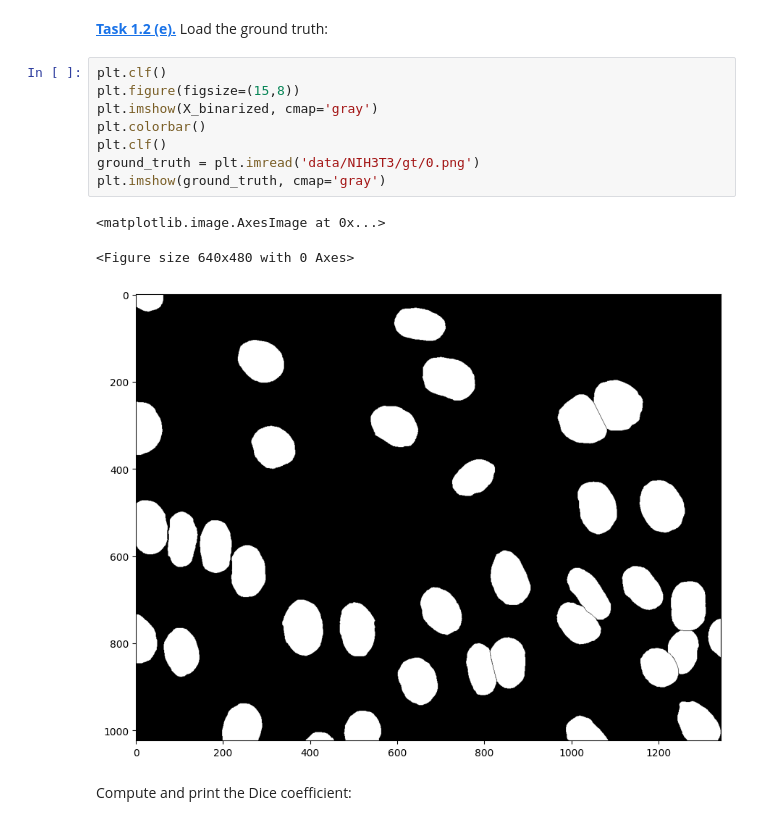
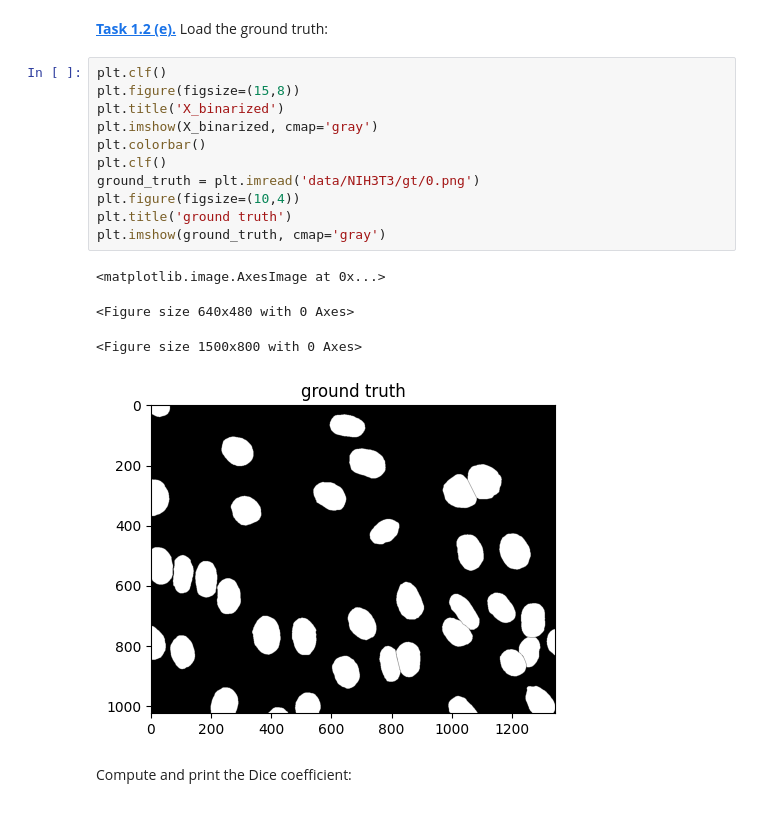
Before and after one commit to sarah-mnd/mobi-fs5-python, a Jupyter notebook: segm_threshold.ipynb, the cells around one changed output. Saved outputs shown, nothing was run; the diff lists cells and outputs as text.

Commit message:
Versuch X_binarized anzuzeigen gescheitert

```diff
--- a/segm_threshold.ipynb
+++ b/segm_threshold.ipynb
@@ -27,15 +27,19 @@ X_binarized = (X >= T).astype(int) # True wird 1, False wird 0 (int für integer
 # %%
 plt.clf()
 plt.figure(figsize=(15,8))
+plt.title('X_binarized')
 plt.imshow(X_binarized, cmap='gray')
 plt.colorbar()
 plt.clf()
 ground_truth = plt.imread('data/NIH3T3/gt/0.png')
+plt.figure(figsize=(10,4))
+plt.title('ground truth')
 plt.imshow(ground_truth, cmap='gray')
 # %% [output]
 <matplotlib.image.AxesImage at 0x...>
 <Figure size 640x480 with 0 Axes>
+<Figure size 1500x800 with 0 Axes>
-[figure, old version]
+[figure, new version]
 # %% [markdown]
 Compute and print the Dice coefficient:
 # %%
```
